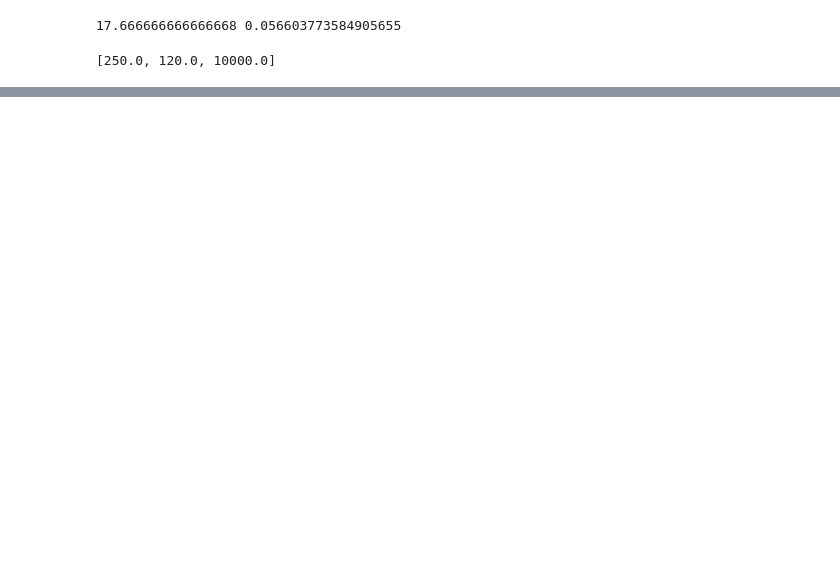
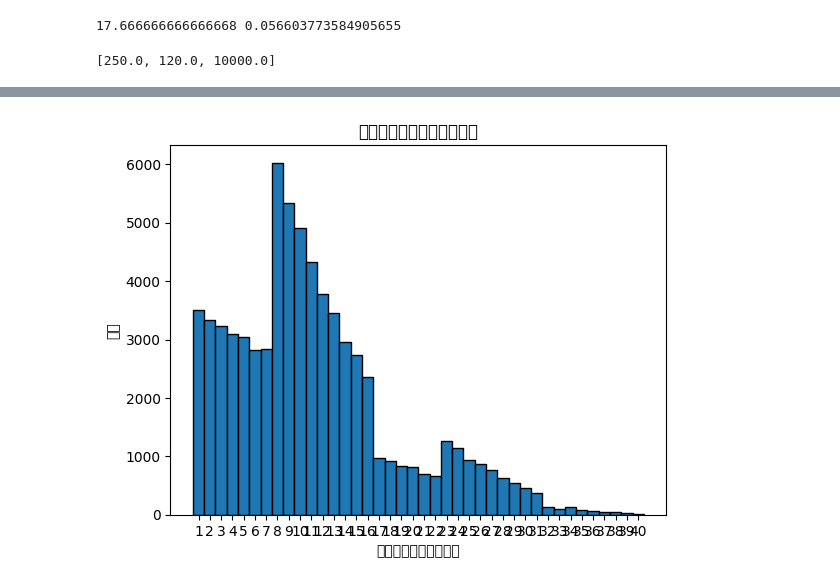
Before and after one commit to futouyiba/StatDemo, a Jupyter notebook: volatility.ipynb, the cells around one changed output, grey strips where cells are left out. Cells and saved outputs as stored; diff of their text form; code cells hidden in the pictures; blank space fills up the shorter version.

```diff
--- a/volatility.ipynb
+++ b/volatility.ipynb
@@ -255,0 +262,85 @@ fishSimulateNTimesICDF(100000)
+# %%
+deltaTime = 1
+
+# 用 ICDF 方法模拟一次钓鱼
+def fishSimulate1TimeICDFWithLifts(maxTime):
+    # 初始化空鱼权重
+    emptyFishWeight = initEmptyFishWeight()
+    # 累计经过的时间
+    elapsedTime = 0
+    trickCount = 0
+    idx = 0
+    while elapsedTime < maxTime:
+        # 获取当前手法的权重，这里假设 weights_per_trick 已经预先计算好
+        fishWeights = weights_per_trick[idx % len(weights_per_trick)]
+        # 计算当前手法带来的实鱼权重
+        curRealFishWeight = sum(fishWeights[:2])  # 假设前两个鱼种是目标鱼
+        # 扣减空鱼权重
+        emptyFishWeight -= curRealFishWeight * deltaTime
+        # 增加经过的时间和手法计数
+        elapsedTime += deltaTime
+        trickCount += 1
+        idx += 1
+        # 判断是否钓到鱼
+        if emptyFishWeight <= 0:
+            # 返回钓到鱼的标志和所用时间
+            return True, elapsedTime, trickCount
+    # 如果在抬竿时间内未钓到鱼，返回未钓到鱼的标志和抬竿时间
+    return False, maxTime, trickCount
+
+# 模拟多次钓鱼，统计每次钓到鱼的时间，并绘制直方图
+def fishSimulateNTimesICDFWithLifts(n):
+    totalTime = 0
+    timesBetweenCatches = []
+    timesToCatch = []
+    tricksBetweenCatches = []
+    tricksToCatch = []
+    timeSinceLastCatch = 0
+    tricksSinceLastCatch = 0
+
+    for _ in range(n):
+        # 每次抛竿，让抬竿时间在 8 到 40 秒之间随机
+        maxTime = random.randint(8, 40)
+        # 模拟一次钓鱼
+        caughtFish, timeUsed, tricksUsed = fishSimulate1TimeICDFWithLifts(maxTime)
+        # 更新总时间和自上次钓到鱼的累计时间
+        totalTime += timeUsed
+        timeSinceLastCatch += timeUsed
+        tricksSinceLastCatch += tricksUsed
+        if caughtFish:
+            # 记录钓到鱼所用的时间和手法次数
+            timesToCatch.append(timeUsed)
+            tricksToCatch.append(tricksUsed)
+            # 记录两次钓到鱼之间的时间和手法次数
+            timesBetweenCatches.append(timeSinceLastCatch)
+            tricksBetweenCatches.append(tricksSinceLastCatch)
+            # 重置自上次钓到鱼的累计时间和手法次数
+            timeSinceLastCatch = 0
+            tricksSinceLastCatch = 0
+
+    # 输出统计信息
+    print(f"总共模拟时间：{totalTime} 秒")
+    print(f"平均每次钓到鱼所用时间：{sum(timesToCatch)/len(timesToCatch):.2f} 秒")
+    print(f"平均每次钓到鱼所用手法次数：{sum(tricksToCatch)/len(tricksToCatch):.2f} 次")
+    print(f"平均两次钓到鱼之间的时间：{sum(timesBetweenCatches)/len(timesBetweenCatches):.2f} 秒")
+    print(f"平均两次钓到鱼之间的手法次数：{sum(tricksBetweenCatches)/len(tricksBetweenCatches):.2f} 次")
+
+    # 绘制钓到鱼所用时间的分布直方图
+    plt.hist(timesToCatch, bins=range(int(min(timesToCatch)), int(max(timesToCatch)) + 2), align='left', edgecolor='black')
+    plt.xlabel('钓到鱼所用时间（秒）')
+    plt.ylabel('频率')
+    plt.title('钓到鱼所用时间分布直方图')
+    plt.xticks(range(int(min(timesToCatch)), int(max(timesToCatch)) + 1))
+    plt.show()
+
+    # 绘制两次钓到鱼之间时间的分布直方图
+    plt.hist(timesBetweenCatches, bins=range(int(min(timesBetweenCatches)), int(max(timesBetweenCatches)) + 2), align='left', edgecolor='black')
+    plt.xlabel('两次钓到鱼之间的时间（秒）')
+    plt.ylabel('频率')
+    plt.title('两次钓到鱼之间时间分布直方图')
+    plt.xticks(range(int(min(timesBetweenCatches)), int(max(timesBetweenCatches)) + 1))
+    plt.show()
+
+# 运行模拟
+fishSimulateNTimesICDFWithLifts(100000)
+# %% [output]
@@ -255,0 +352 @@ fishSimulateNTimesICDF(100000)
+[figure, added]
```
Also changed, not shown: parts of 11 cells of this notebook.
